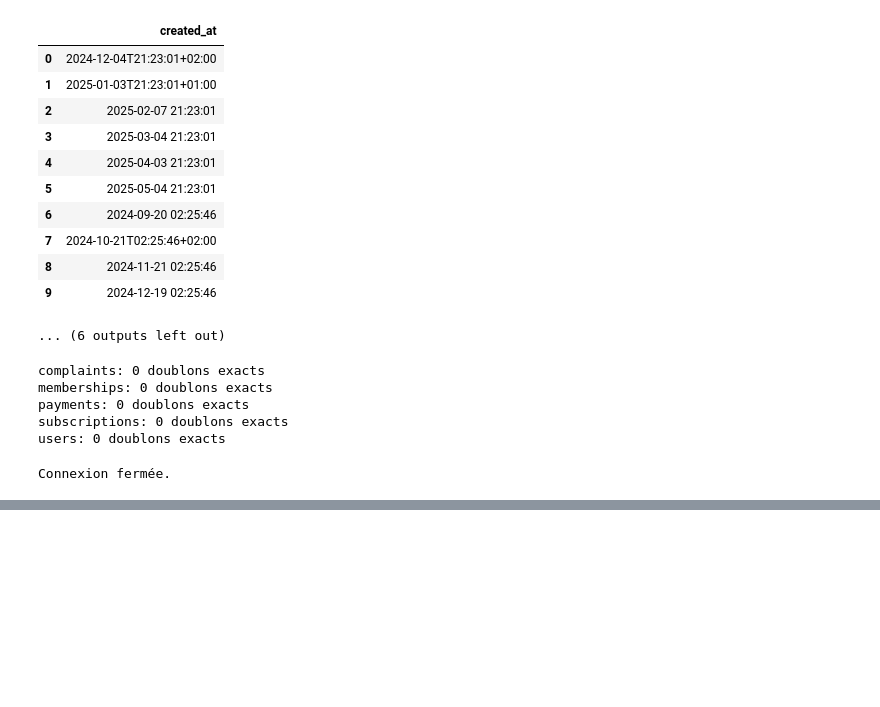
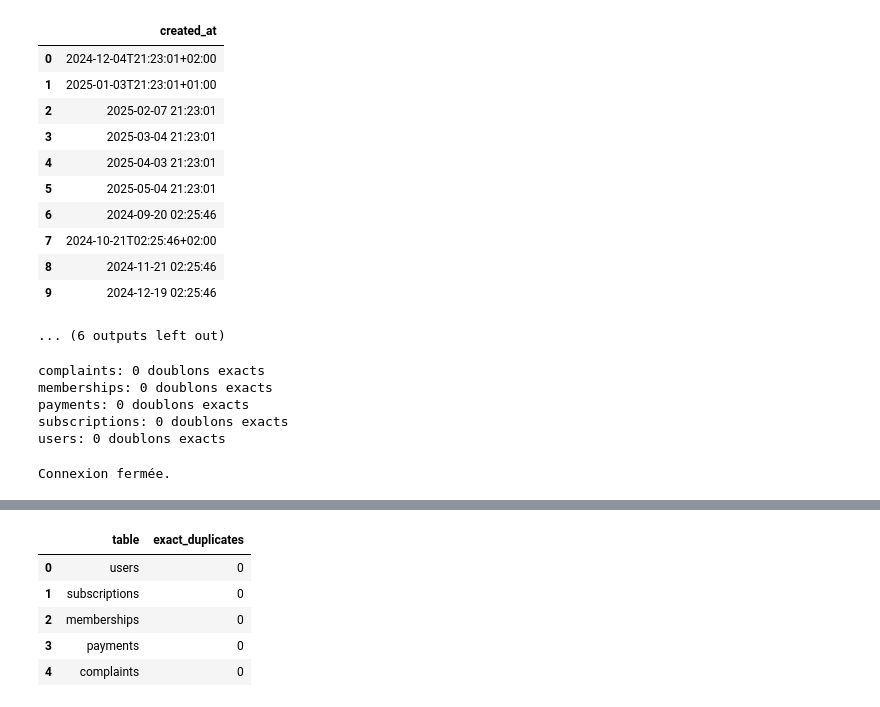
Before and after one commit to siewealix/risk-monitor, a Jupyter notebook: notebooks/exploration.ipynb, the cells around one changed output, grey strips where cells are left out. Drawn from its saved outputs; the diff is of its cells as text; code cells hidden in the pictures; blank space fills up the shorter version.

```diff
--- a/notebooks/exploration.ipynb
+++ b/notebooks/exploration.ipynb
@@ -449,0 +807,19 @@ Connexion fermée.
+# %%
+duplicate_summary = []
+
+for table in table_names:
+    df = pd.read_sql_query(f"SELECT * FROM {table}", conn)
+    duplicate_summary.append({
+        "table": table,
+        "exact_duplicates": int(df.duplicated().sum())
+    })
+
+duplicate_summary_df = pd.DataFrame(duplicate_summary)
+duplicate_summary_df
+# %% [output]
+|  | table | exact_duplicates |
+| 0 | users | 0 |
+| 1 | subscriptions | 0 |
+| 2 | memberships | 0 |
+| 3 | payments | 0 |
+| 4 | complaints | 0 |
```
Also changed, not shown: parts of 25 cells of this notebook.
